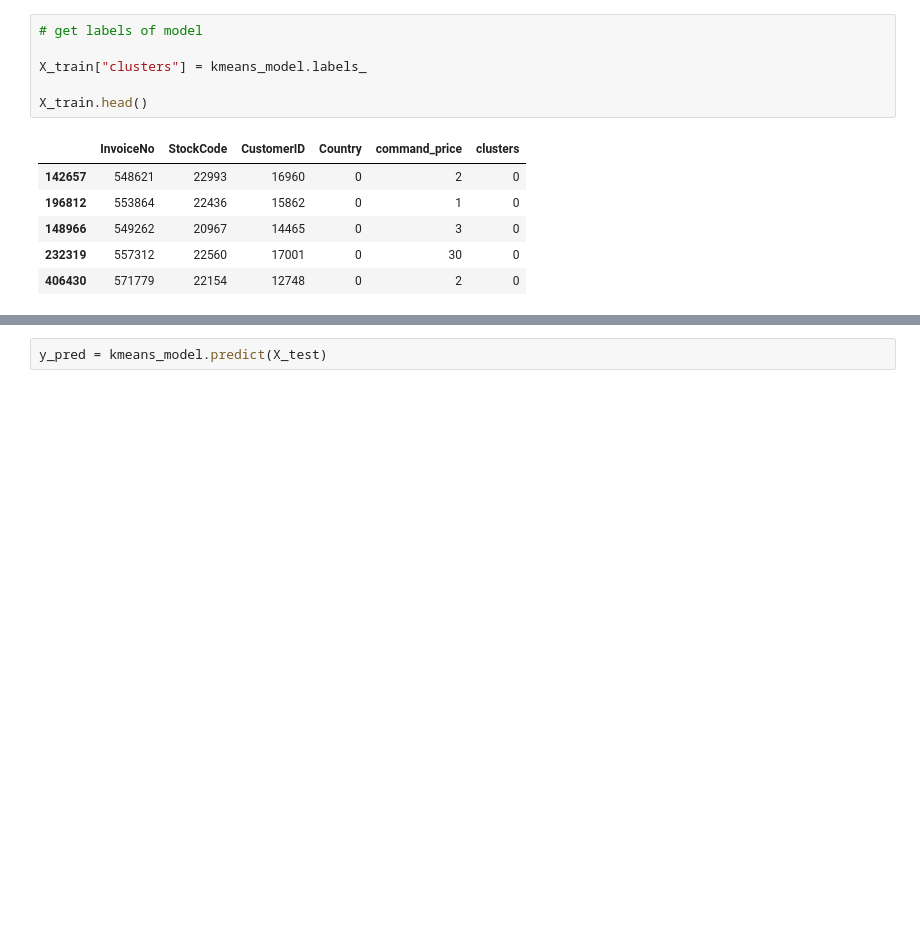
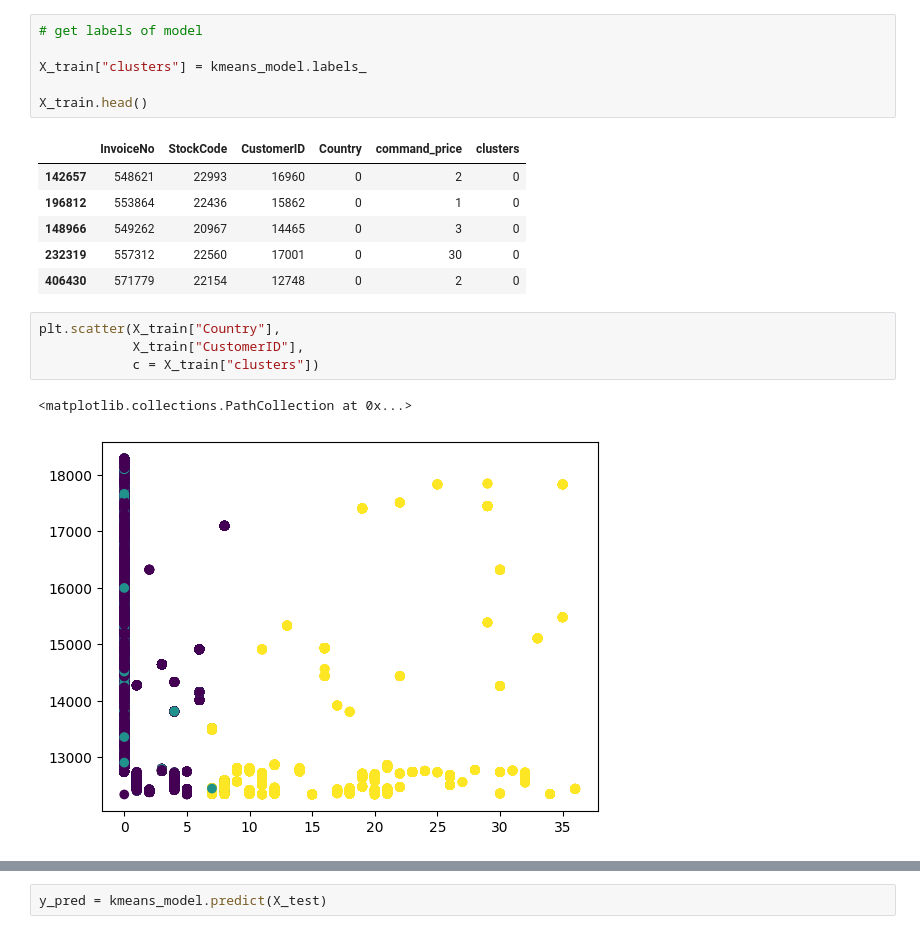
Before and after one commit to abdelaliLaatamli/datamining_exr, a Jupyter notebook: kmeans_model.ipynb, the cells around one changed output, grey strips where cells are left out. Saved outputs shown, nothing was run; the diff lists cells and outputs as text; blank space fills up the shorter version.

```diff
--- a/kmeans_model.ipynb
+++ b/kmeans_model.ipynb
@@ -165,6 +165,13 @@ X_train.head()
 | 148966 | 549262 | 20967 | 14465 | 0 | 3 | 0 |
 | 232319 | 557312 | 22560 | 17001 | 0 | 30 | 0 |
 | 406430 | 571779 | 22154 | 12748 | 0 | 2 | 0 |
+# %%
+plt.scatter(X_train["Country"],
+            X_train["CustomerID"],
+            c = X_train["clusters"])
+# %% [output]
+<matplotlib.collections.PathCollection at 0x...>
+[figure, added]
 # %%
 # plt.scatter(X_train["StockCode"],
 #             X_train["command_price"],
```
Also changed, not shown: parts of 1 cell of this notebook, 1 other file.
